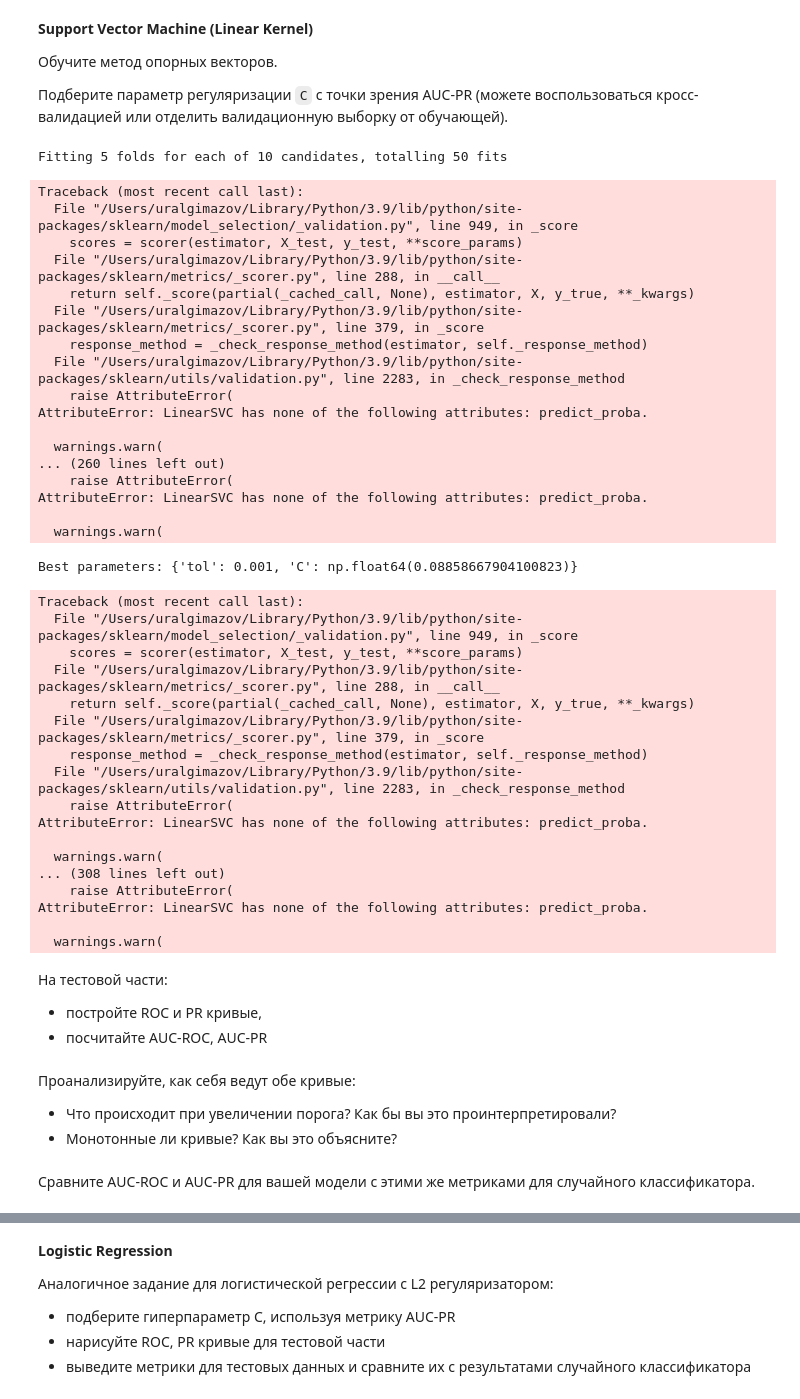
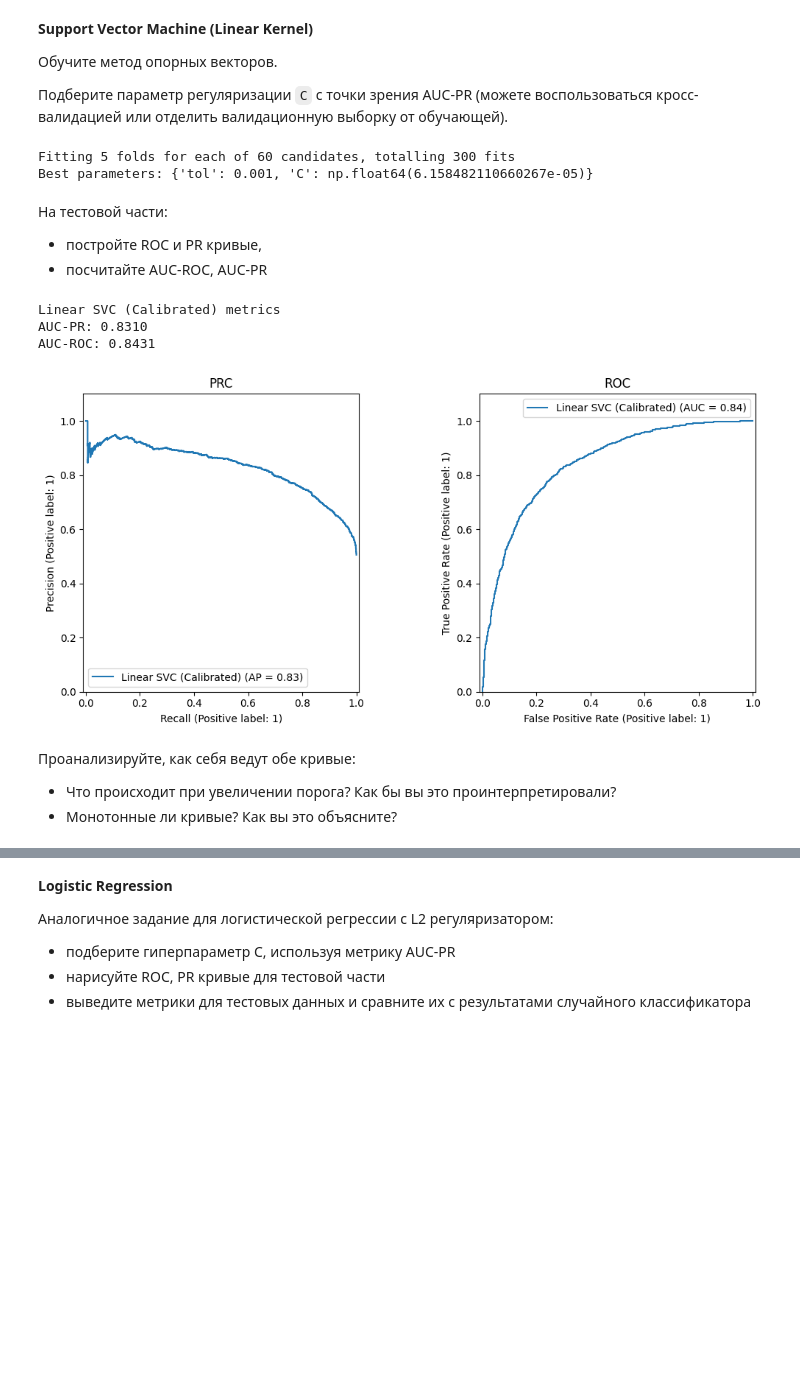
Before and after one commit to Uralbeckins/ML-Sokolov-Course, a Jupyter notebook: homework_practice_04_linclass.ipynb, the cells around one changed output, grey strips where cells are left out. Drawn from its saved outputs; the diff is of its cells as text; code cells hidden in the pictures; blank space fills up the shorter version.

```diff
--- a/homework_practice_04_linclass.ipynb
+++ b/homework_practice_04_linclass.ipynb
@@ -163,7 +163,7 @@ linear_svc = LinearSVC(C=1.0,
                        max_iter=1000)
 
 params_linear_svc = {
-    'C': np.logspace(-4, 4, 20),
+    'C': np.logspace(-9, 4, 20),
     'tol': [1e-5, 1e-4, 1e-3, 1e-2],
 }
 
@@ -171,8 +171,8 @@ random_search_svc = RandomizedSearchCV(
     estimator=linear_svc,
     param_distributions=params_linear_svc,
     cv=5,
-    n_iter=10,
-    scoring=auc_prc_scorer,
+    n_iter=60,
+    scoring='average_precision',
     n_jobs=-1,
     random_state=42,
     verbose=1
@@ -180,52 +180,12 @@ random_search_svc = RandomizedSearchCV(
 
 random_search_svc.fit(X_train, y_train)
 
-precision, recall, _ = precision_recall_curve(y_test, y_random)
+print(f'Best parameters: {random_search_svc.best_params_}')
 
-df_metrics.loc['Linear SVC'] = [
-      average_precision_score(y_test, y_random),
-      roc_auc_score(y_test, y_random),
-      0,
-]
-
-print(f'Best parameters: {random_search_svc.best_params_}')
+# Best parameters: {'tol': 0.001, 'C': np.float64(6.158482110660267e-05)}
 # %% [output]
-Fitting 5 folds for each of 10 candidates, totalling 50 fits
+Fitting 5 folds for each of 60 candidates, totalling 300 fits
+Best parameters: {'tol': 0.001, 'C': np.float64(6.158482110660267e-05)}
-Traceback (most recent call last):
-  File "/Users/uralgimazov/Library/Python/3.9/lib/python/site-packages/sklearn/model_selection/_validation.py", line 949, in _score
-    scores = scorer(estimator, X_test, y_test, **score_params)
-  File "/Users/uralgimazov/Library/Python/3.9/lib/python/site-packages/sklearn/metrics/_scorer.py", line 288, in __call__
-    return self._score(partial(_cached_call, None), estimator, X, y_true, **_kwargs)
-  File "/Users/uralgimazov/Library/Python/3.9/lib/python/site-packages/sklearn/metrics/_scorer.py", line 379, in _score
-    response_method = _check_response_method(estimator, self._response_method)
-  File "/Users/uralgimazov/Library/Python/3.9/lib/python/site-packages/sklearn/utils/validation.py", line 2283, in _check_response_method
-    raise AttributeError(
-AttributeError: LinearSVC has none of the following attributes: predict_proba.
-
-  warnings.warn(
-... (260 lines left out)
-    raise AttributeError(
-AttributeError: LinearSVC has none of the following attributes: predict_proba.
-
-  warnings.warn(
-Best parameters: {'tol': 0.001, 'C': np.float64(0.08858667904100823)}
-Traceback (most recent call last):
-  File "/Users/uralgimazov/Library/Python/3.9/lib/python/site-packages/sklearn/model_selection/_validation.py", line 949, in _score
-    scores = scorer(estimator, X_test, y_test, **score_params)
-  File "/Users/uralgimazov/Library/Python/3.9/lib/python/site-packages/sklearn/metrics/_scorer.py", line 288, in __call__
-    return self._score(partial(_cached_call, None), estimator, X, y_true, **_kwargs)
-  File "/Users/uralgimazov/Library/Python/3.9/lib/python/site-packages/sklearn/metrics/_scorer.py", line 379, in _score
-    response_method = _check_response_method(estimator, self._response_method)
-  File "/Users/uralgimazov/Library/Python/3.9/lib/python/site-packages/sklearn/utils/validation.py", line 2283, in _check_response_method
-    raise AttributeError(
-AttributeError: LinearSVC has none of the following attributes: predict_proba.
-
-  warnings.warn(
-... (308 lines left out)
-    raise AttributeError(
-AttributeError: LinearSVC has none of the following attributes: predict_proba.
-
-  warnings.warn(
 # %% [markdown]
   На тестовой части:
   - постройте ROC и PR кривые,
@@ -235,6 +193,28 @@ AttributeError: LinearSVC has none of the following attributes: predict_proba.
+# %%
+from sklearn.calibration import CalibratedClassifierCV
+
+# LinearSVC doesn't output probabilities directly, so we calibrate it
+calibrated_svc = CalibratedClassifierCV(random_search_svc.best_estimator_, cv=5)
+calibrated_svc.fit(X_train, y_train)
+
+# Get probability predictions for test set
+y_svc_proba = calibrated_svc.predict_proba(X_test)[:, 1]
+
+# Plot ROC and PR curves
+depict_pr_roc(y_test, y_svc_proba, 'Linear SVC (Calibrated)')
+
+# Update metrics dataframe
+df_metrics.loc['Linear SVC'] = [
+    average_precision_score(y_test, y_svc_proba),
+    roc_auc_score(y_test, y_svc_proba),
+    random_search_svc.best_params_['C'],
+]
+# %% [output]
+Linear SVC (Calibrated) metrics
+AUC-PR: 0.8310
+AUC-ROC: 0.8431
+[figure, added]
 # %% [markdown]
 Проанализируйте, как себя ведут обе кривые:
 - Что происходит при увеличении порога? Как бы вы это проинтерпретировали?
 - Монотонные ли кривые? Как вы это объясните?
-# %% [markdown]
-Сравните AUC-ROC и AUC-PR для вашей модели с этими же метриками для случайного классификатора.
```
Also changed, not shown: parts of 11 cells of this notebook.
